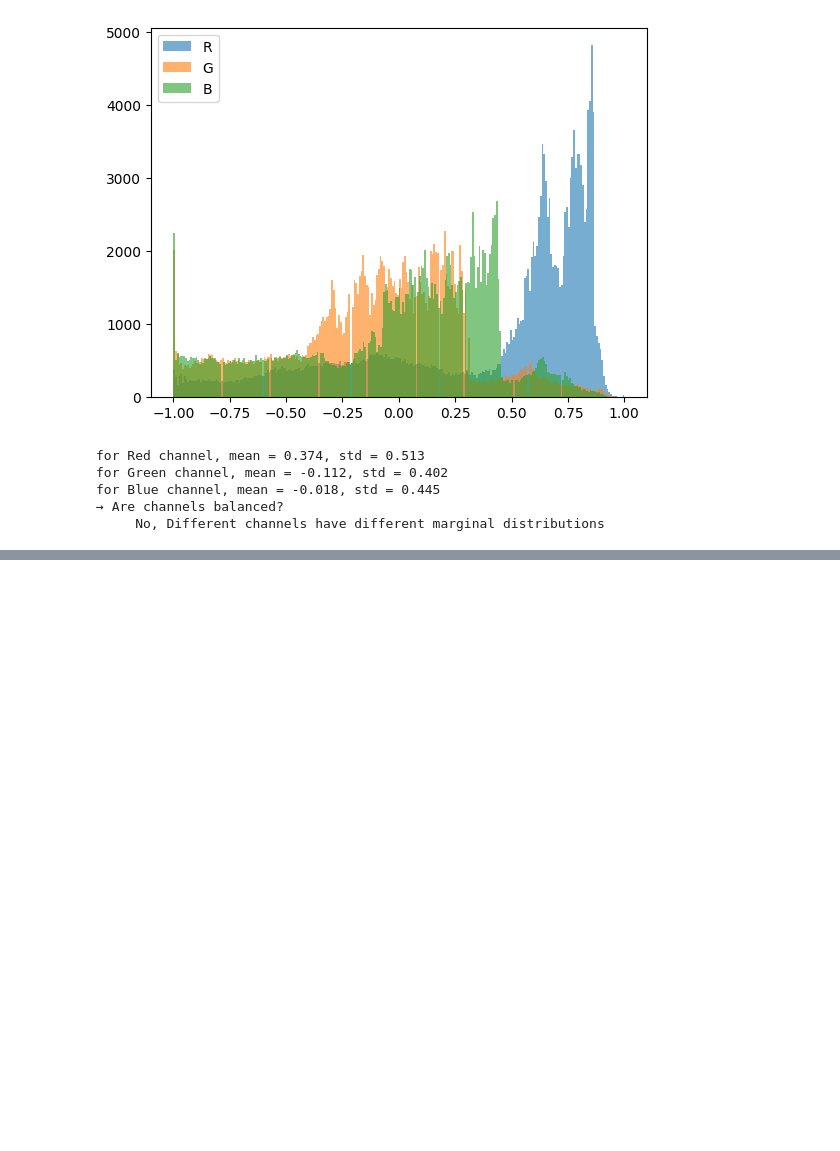
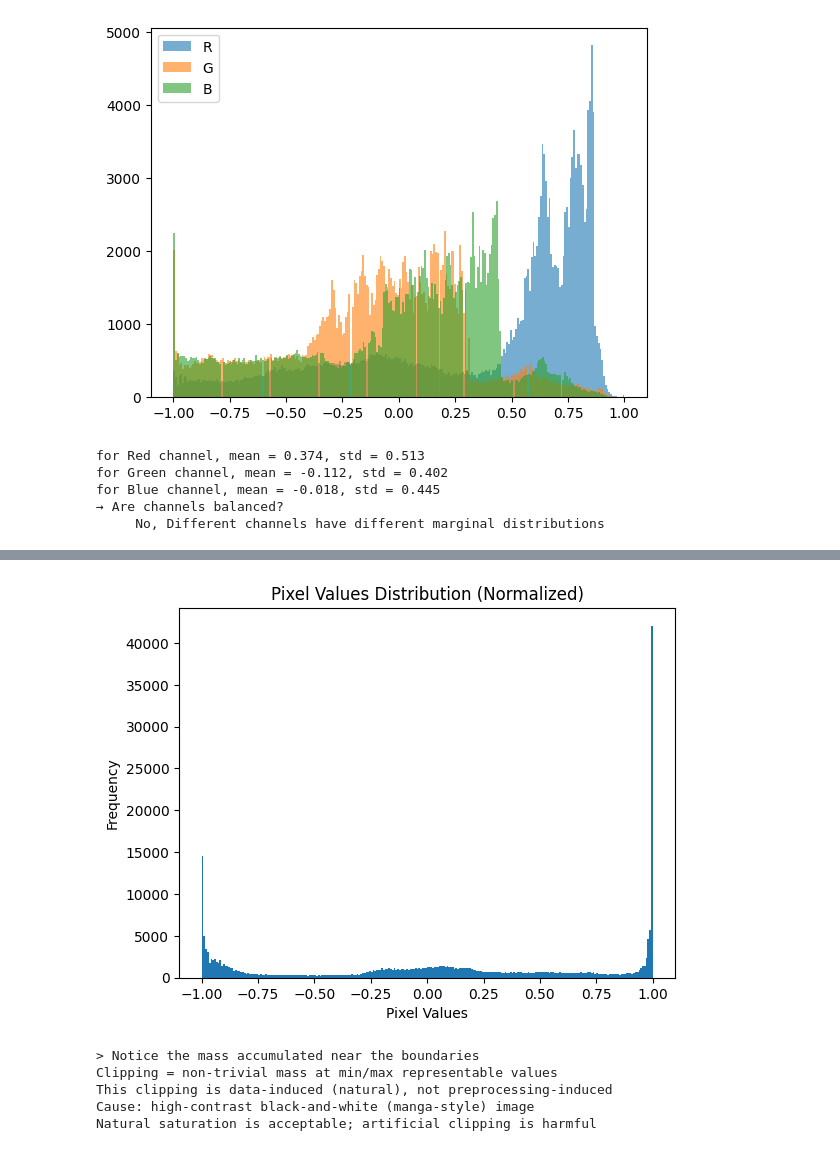
Before and after one commit to Himanshu7921/GenerateVision, a Jupyter notebook: notebooks/01_understanding_images.ipynb, the cells around one changed output, grey strips where cells are left out. Saved outputs shown, nothing was run; the diff lists cells and outputs as text; code cells hidden in the pictures; blank space fills up the shorter version.

```diff
--- a/notebooks/01_understanding_images.ipynb
+++ b/notebooks/01_understanding_images.ipynb
@@ -255,0 +342,20 @@ for Blue channel, mean = -0.018, std = 0.445
+# %%
+plt.title("Pixel Values Distribution (Normalized)")
+plt.hist(img_tensor_norm.flatten(), bins=256)
+plt.xlabel("Pixel Values")
+plt.ylabel("Frequency")
+plt.show()
+
+print("> Notice the mass accumulated near the boundaries")
+print("Clipping = non-trivial mass at min/max representable values")
+
+print("This clipping is data-induced (natural), not preprocessing-induced")
+print("Cause: high-contrast black-and-white (manga-style) image")
+print("Natural saturation is acceptable; artificial clipping is harmful")
+# %% [output]
+[figure, added]
+> Notice the mass accumulated near the boundaries
+Clipping = non-trivial mass at min/max representable values
+This clipping is data-induced (natural), not preprocessing-induced
+Cause: high-contrast black-and-white (manga-style) image
+Natural saturation is acceptable; artificial clipping is harmful
```
Also changed, not shown: parts of 13 cells of this notebook.
